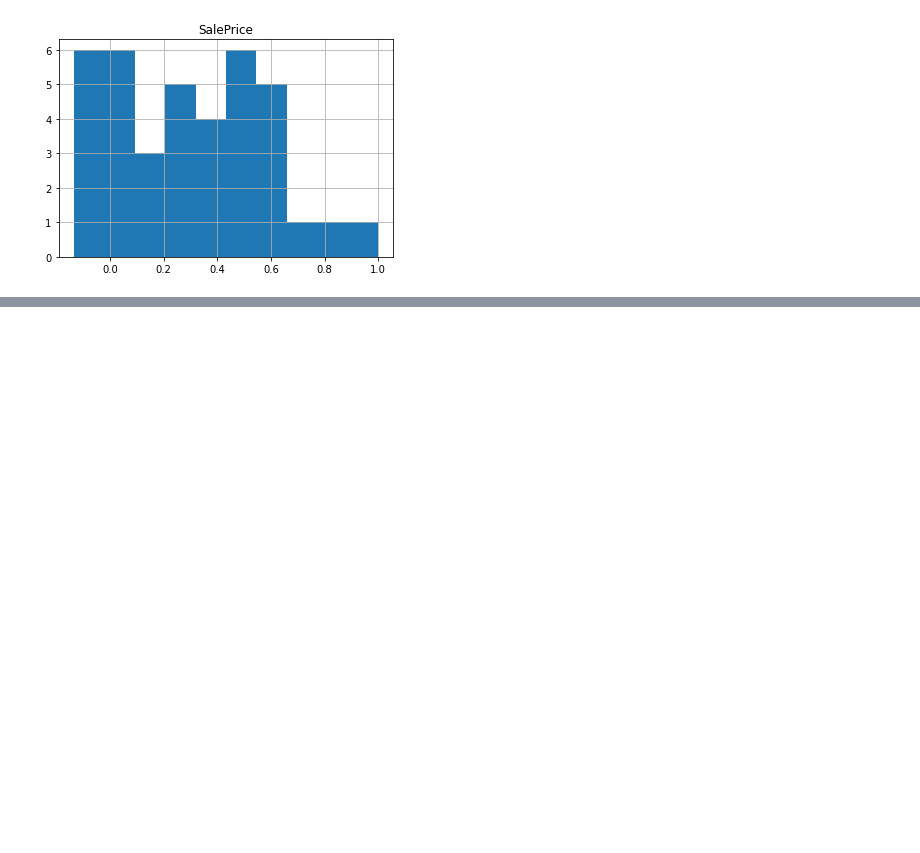
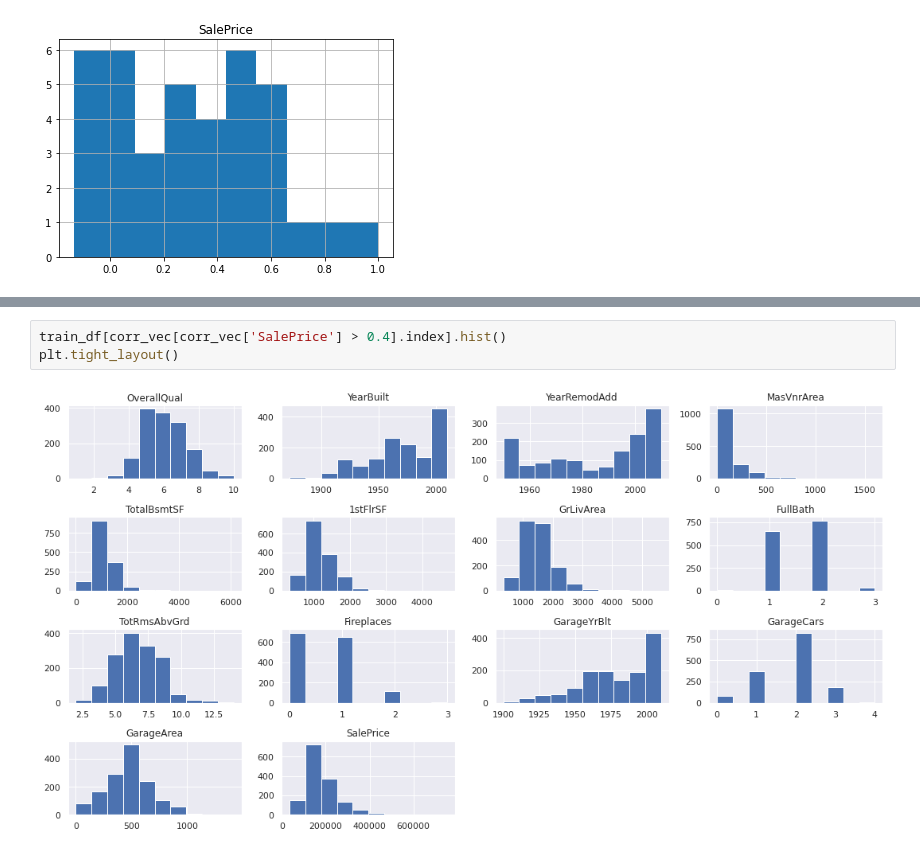
Before and after one commit to gihonglee/hosing_price_prediction, a Jupyter notebook: housing-price-prediction.ipynb, the cells around one changed output, grey strips where cells are left out. Saved outputs shown, nothing was run; the diff lists cells and outputs as text; blank space fills up the shorter version.

```diff
--- a/housing-price-prediction.ipynb
+++ b/housing-price-prediction.ipynb
@@ -108 +147,6 @@ sns.heatmap(train_df[corr_vec[corr_vec['SalePrice'] > 0.4].index].corr())
+# %%
+train_df[corr_vec[corr_vec['SalePrice'] > 0.4].index].hist()
+plt.tight_layout()
+# %% [output]
+[figure, added]
 # %%
```
Also changed, not shown: parts of 5 cells of this notebook.
